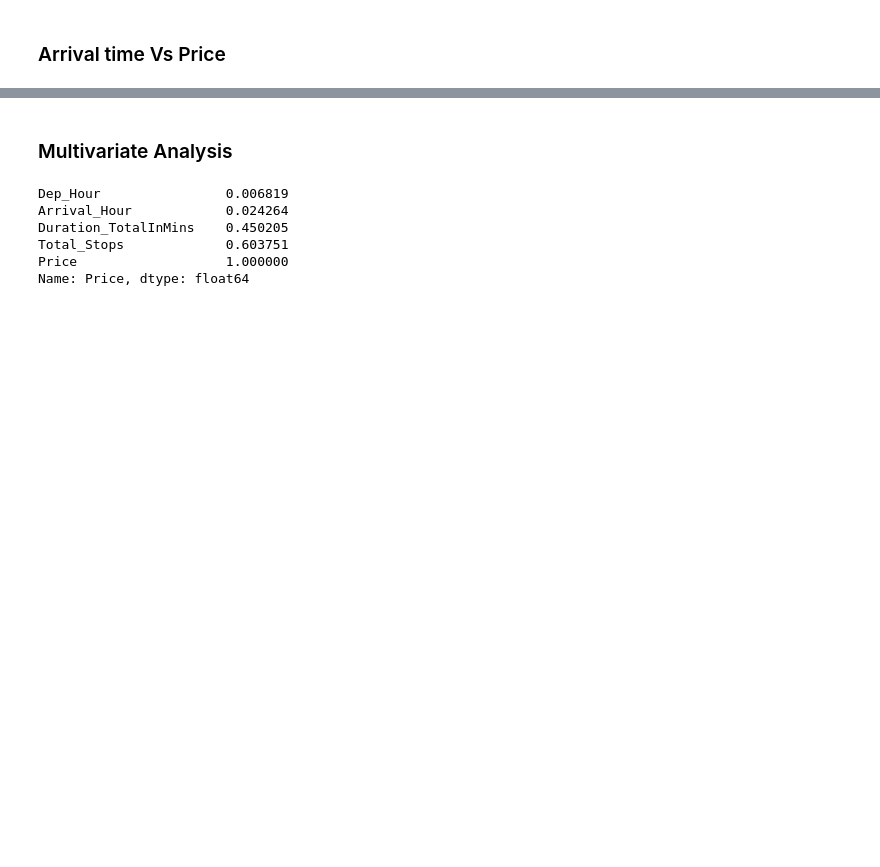
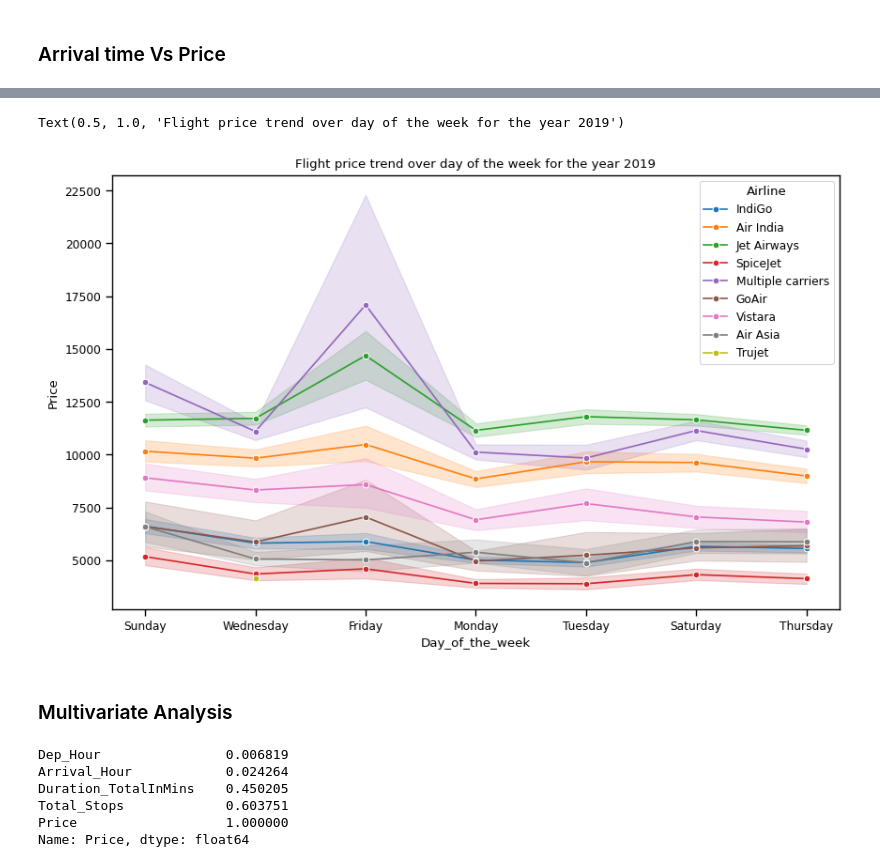
Before and after one commit to Nayanika0428/EDA_of_Airline_dataset, a Jupyter notebook: Airline_data.ipynb, the cells around one changed output, grey strips where cells are left out. Saved outputs shown, nothing was run; the diff lists cells and outputs as text; code cells hidden in the pictures; blank space fills up the shorter version.

```diff
--- a/Airline_data.ipynb
+++ b/Airline_data.ipynb
@@ -295,3 +293,11 @@ Passing `palette` without assigning `hue` is deprecated and will be removed in v
+# %%
+plt.figure(figsize= (10,6))
+sns.lineplot(data = df_A, x= "Day_of_the_week", y = "Price", hue= "Airline", marker= "o")
+
+plt.title("Flight price trend over day of the week for the year 2019")
+# %% [output]
+Text(0.5, 1.0, 'Flight price trend over day of the week for the year 2019')
+[figure, added]
 # %% [markdown]
 ### Multivariate Analysis
 # %%
```
Also changed, not shown: parts of 15 cells of this notebook.
